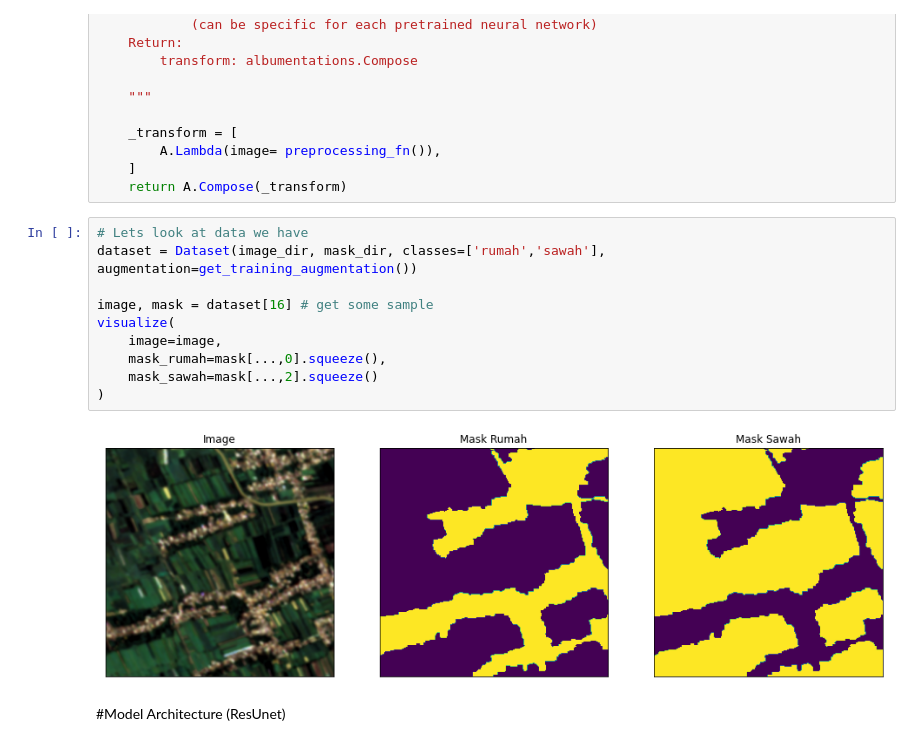
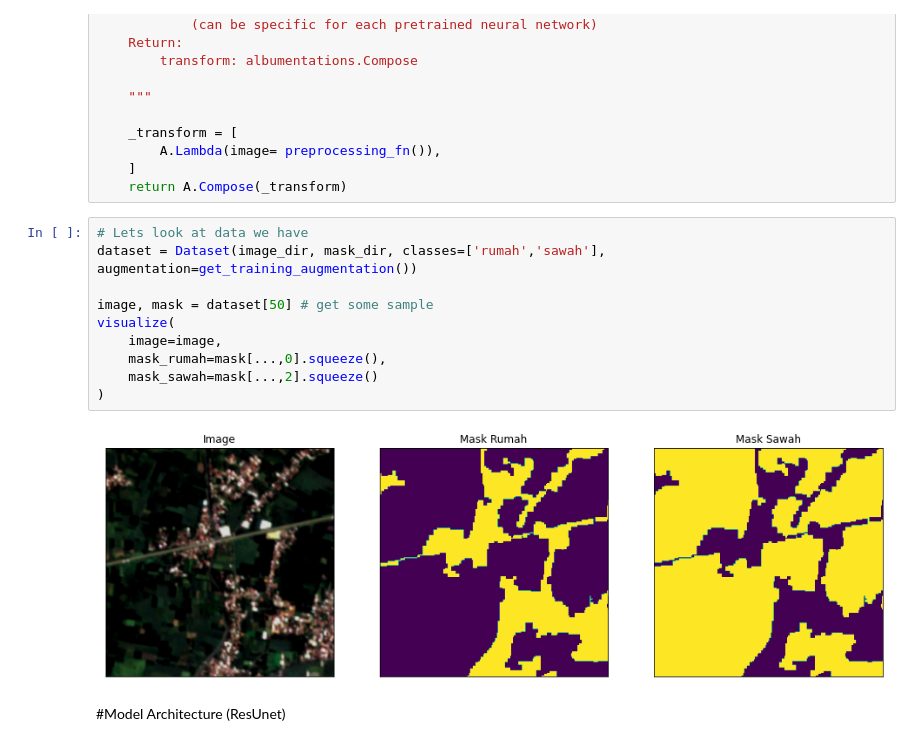
Before and after one commit to asahazmy/Field-prediction, a Jupyter notebook: Field_prediction.ipynb, the cells around one changed output. Cells and saved outputs as stored; diff of their text form.

```diff
--- a/Field_prediction.ipynb
+++ b/Field_prediction.ipynb
@@ -331,15 +354,15 @@ def get_preprocessing(preprocessing_fn):
 # %%
 # Lets look at data we have
 dataset = Dataset(image_dir, mask_dir, classes=['rumah','sawah'], augmentation=get_training_augmentation())
 
-image, mask = dataset[16] # get some sample
+image, mask = dataset[50] # get some sample
 visualize(
     image=image,
     mask_rumah=mask[...,0].squeeze(),
     mask_sawah=mask[...,2].squeeze()
 )
 # %% [output]
-[figure, old version]
+[figure, new version]
 # %% [markdown]
 #Model Architecture (ResUnet)
 # %%
```
Also changed, not shown: parts of 8 cells of this notebook.
